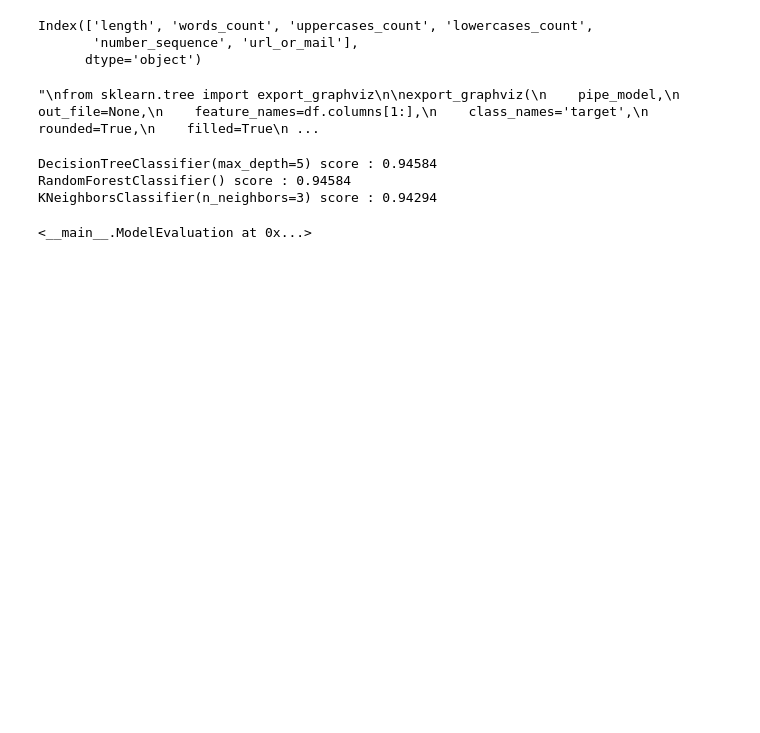
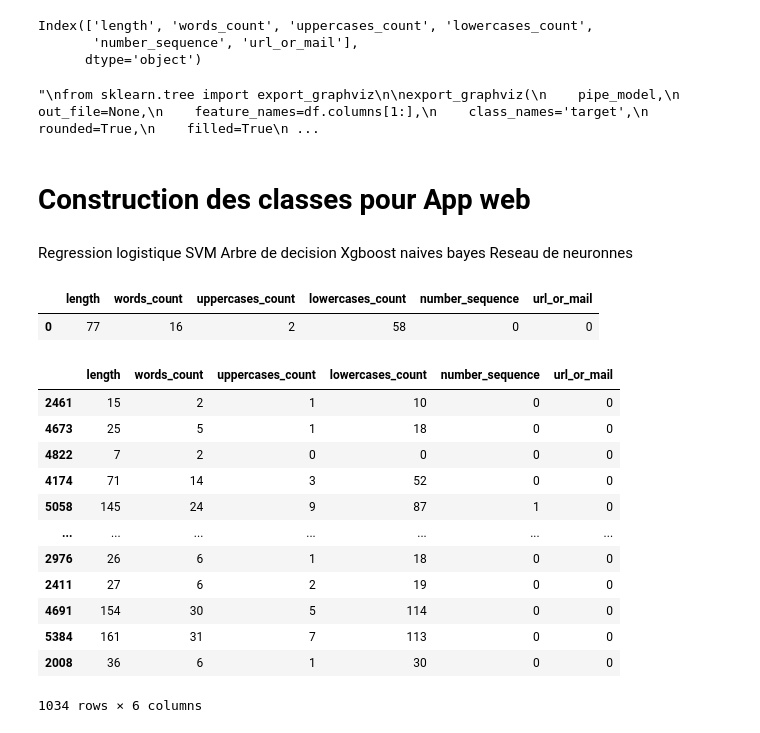
Before and after one commit to dataIA-2021/G4_SpamClassifier, a Jupyter notebook: Etude.ipynb, the cells around one changed output. Saved outputs shown, nothing was run; the diff lists cells and outputs as text; code cells hidden in the pictures; blank space fills up the shorter version.

```diff
--- a/Etude.ipynb
+++ b/Etude.ipynb
@@ -438,5 +438,5 @@ df.head()
 | 3 | ham | u dun say so early hor u c alread... | 49 | 11 | 2 | 31 | 0 | ... |
 | 4 | ham | nah i dont think he goes to usf h... | 61 | 13 | 2 | 45 | 0 | ... |
 # %%
-df.drop('text',axis=1,inplace=True)
+#df.drop('text',axis=1,inplace=True)
 # %%
@@ -584,0 +598,9 @@ Reseau de neuronnes
+# %% [markdown]
+# Construction des classes pour App web
+# %% [markdown]
+Regression logistique
+SVM
+Arbre de decision
+Xgboost
+naives bayes
+Reseau de neuronnes
@@ -585,3 +715,8 @@ Reseau de neuronnes
+# %%
+X_new
+# %% [output]
+|  | length | words_count | uppercases_count | lowercases_count | number_sequence | url_or_mail |
+| 0 | 77 | 16 | 2 | 58 | 0 | 0 |
 # %%
 class ModelEvaluation():
 
@@ -614,13 +749,20 @@ class ModelEvaluation():
         self.score = accuracy_score(y_test, self.y_pred)
         print(self.model,"score :", round(self.score, 5))
 # %%
-from sklearn.neighbors import KNeighborsClassifier
-
-ModelEvaluation(preparation,DecisionTreeClassifier(max_depth=5))
-ModelEvaluation(preparation,RandomForestClassifier(n_estimators=100))
-ModelEvaluation(preparation,KNeighborsClassifier(n_neighbors=3))
+DesicionTree = ModelEvaluation(preparation,DecisionTreeClassifier(max_depth=5))
-# %% [output]
-DecisionTreeClassifier(max_depth=5) score : 0.94584
-RandomForestClassifier() score : 0.94584
-KNeighborsClassifier(n_neighbors=3) score : 0.94294
-<__main__.ModelEvaluation at 0x...>
+# %%
+X_test
+# %% [output]
+|  | length | words_count | uppercases_count | lowercases_count | number_sequence | url_or_mail |
+| 2461 | 15 | 2 | 1 | 10 | 0 | 0 |
+| 4673 | 25 | 5 | 1 | 18 | 0 | 0 |
+| 4822 | 7 | 2 | 0 | 0 | 0 | 0 |
+| 4174 | 71 | 14 | 3 | 52 | 0 | 0 |
+| 5058 | 145 | 24 | 9 | 87 | 1 | 0 |
+| ... | ... | ... | ... | ... | ... | ... |
+| 2976 | 26 | 6 | 1 | 18 | 0 | 0 |
+| 2411 | 27 | 6 | 2 | 19 | 0 | 0 |
+| 4691 | 154 | 30 | 5 | 114 | 0 | 0 |
+| 5384 | 161 | 31 | 7 | 113 | 0 | 0 |
+| 2008 | 36 | 6 | 1 | 30 | 0 | 0 |
+1034 rows × 6 columns
```
Also changed, not shown: parts of 18 cells of this notebook, 11 other files.
